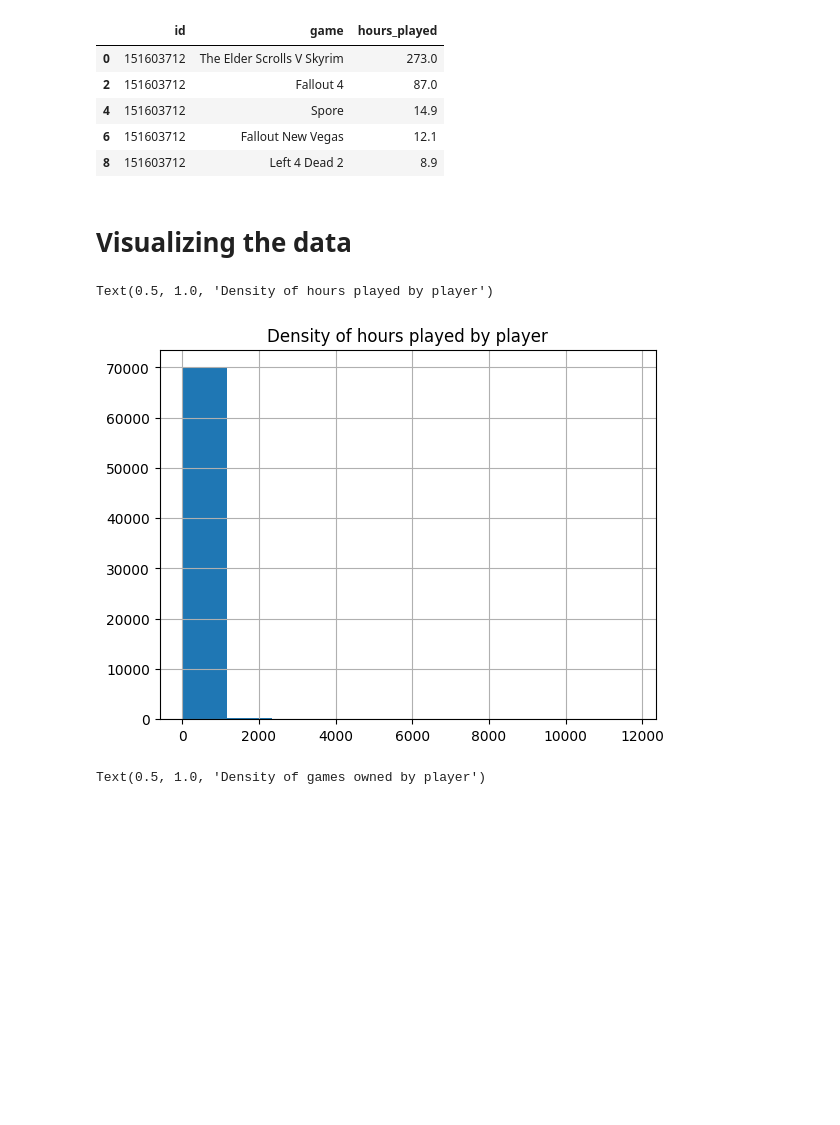
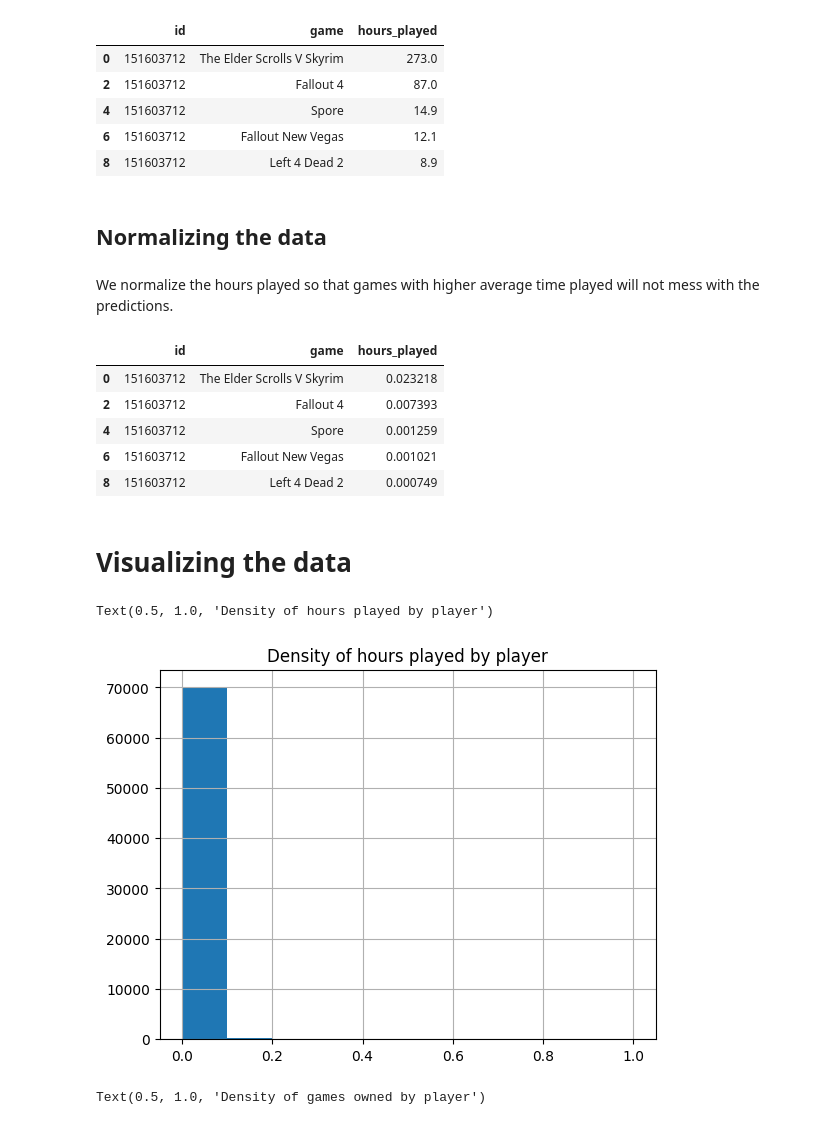
Before and after one commit to Vbardusco/sd201-steam-recommendations, a Jupyter notebook: project_steam.ipynb, the cells around one changed output. Drawn from its saved outputs; the diff is of its cells as text; code cells hidden in the pictures; blank space fills up the shorter version.

```diff
--- a/project_steam.ipynb
+++ b/project_steam.ipynb
@@ -111,6 +111,20 @@ played_games.head()
 | 4 | 151603712 | Spore | 14.9 |
 | 6 | 151603712 | Fallout New Vegas | 12.1 |
 | 8 | 151603712 | Left 4 Dead 2 | 8.9 |
+# %% [markdown]
+## Normalizing the data
+# %% [markdown]
+We normalize the hours played so that games with higher average time played will not mess with the predictions.
+# %%
+played_games['hours_played'] = (played_games['hours_played']-played_games['hours_played'].min())/(played_games['hours_played'].max()-played_games['hours_played'].min())
+played_games.head()
+# %% [output]
+|  | id | game | hours_played |
+| 0 | 151603712 | The Elder Scrolls V Skyrim | 0.023218 |
+| 2 | 151603712 | Fallout 4 | 0.007393 |
+| 4 | 151603712 | Spore | 0.001259 |
+| 6 | 151603712 | Fallout New Vegas | 0.001021 |
+| 8 | 151603712 | Left 4 Dead 2 | 0.000749 |
 # %% [markdown]
 # Visualizing the data
 # %%
@@ -121,7 +135,7 @@ played_games['hours_played'].hist()
 plt.title('Density of hours played by player')
 # %% [output]
 Text(0.5, 1.0, 'Density of hours played by player')
-[figure, old version]
+[figure, new version]
 # %%
 plt.figure()
 bought_games.groupby(['id'])['game'].count().hist()
```
Also changed, not shown: parts of 52 cells of this notebook.
